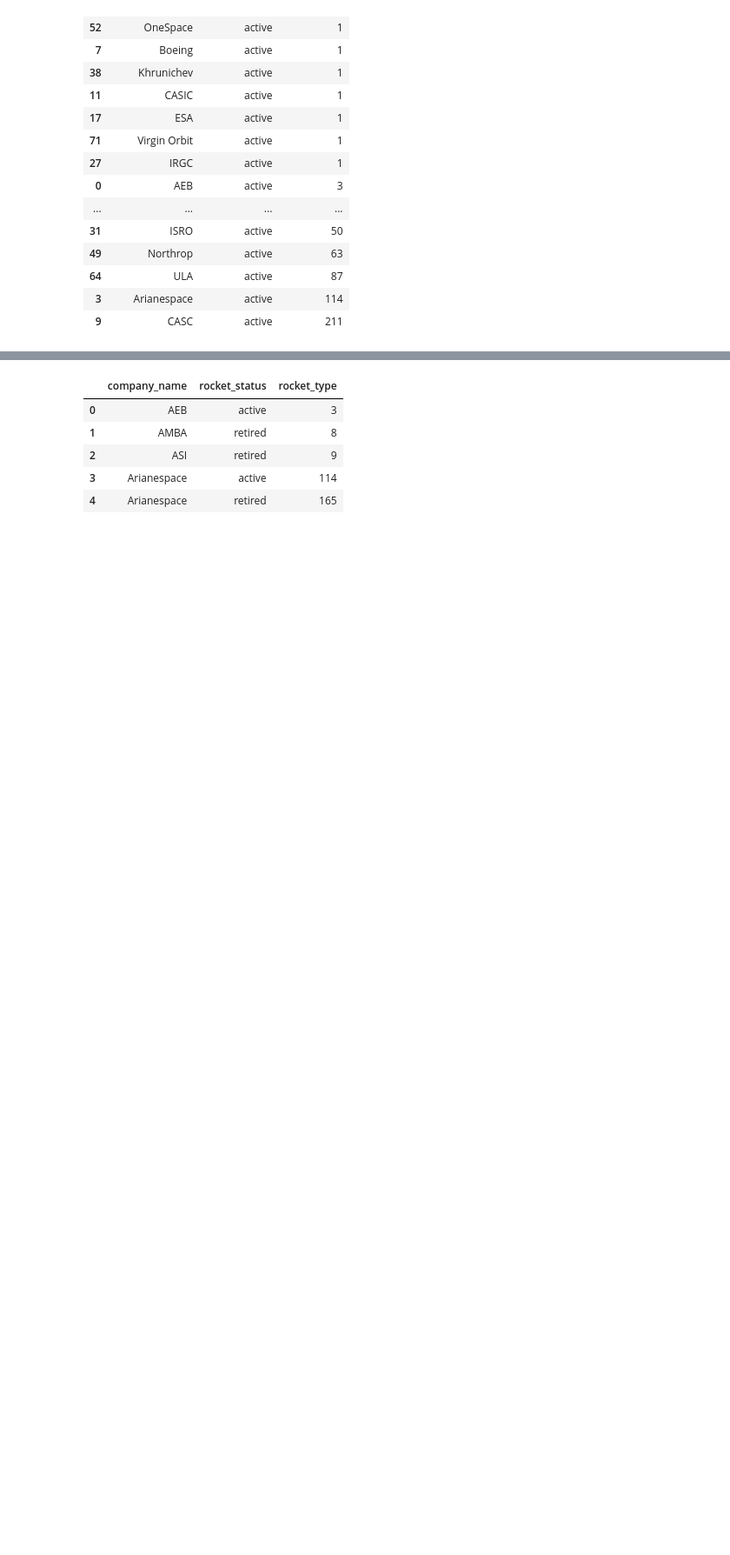
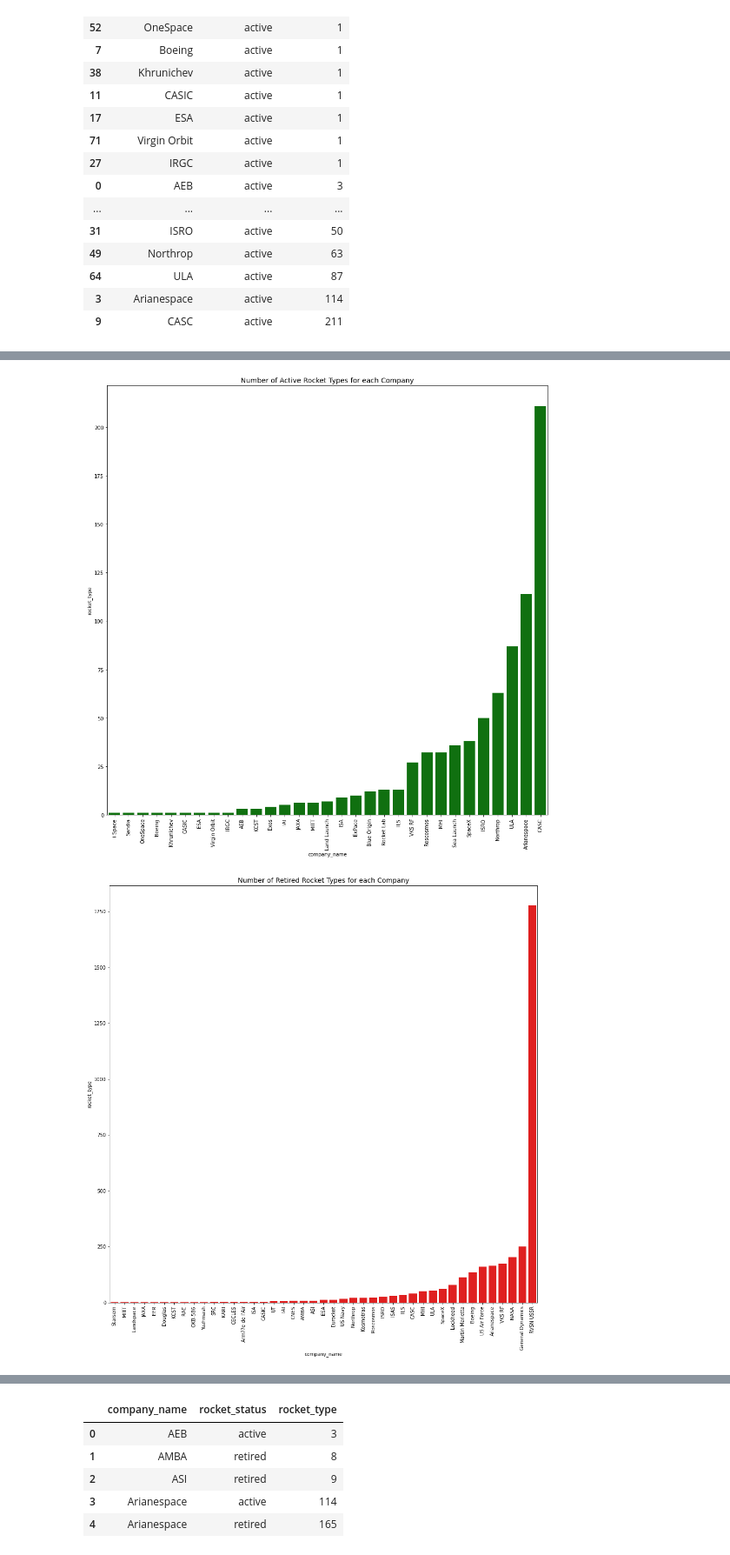
Before and after one commit to dungeons-and-dorks/Final-Frontier, a Jupyter notebook: yvonnes_stuff/notes.ipynb, the cells around one changed output, grey strips where cells are left out. Shown at 87% size. Drawn from its saved outputs; the diff is of its cells as text; code cells hidden in the pictures; blank space fills up the shorter version.

```diff
--- a/yvonnes_stuff/notes.ipynb
+++ b/yvonnes_stuff/notes.ipynb
@@ -454,0 +472,36 @@ active
+# %%
+def plot_rocket_type_and_status_by_company(df):
+    """
+    Takes in the space df and groups data into active and retired
+    return 2 barplots:
+    1. Number of Active Rocket Types for each Company
+    2. Number of Retired Rocket Types for each Company
+    """
+
+    #Group and split the data
+    cmp = df.groupby(["company_name", "rocket_status"]).count()["rocket_type"].reset_index()
+    active = cmp[cmp["rocket_status"] == "active"].sort_values("rocket_type")
+    retired = cmp[cmp["rocket_status"] != "active"].sort_values("rocket_type")
+
+    #Set the figure size for Active barplot
+    plt.figure(figsize=(16,16))
+
+    #Active Barplot
+    chart = sns.barplot(x=active.company_name, y=active.rocket_type, color="green")
+    chart.set_xticklabels(chart.get_xticklabels(), rotation=90)
+    plt.title("Number of Active Rocket Types for each Company", fontsize = 14)
+
+    #Set the figure size for Retired barplot
+    plt.figure(figsize=(16,16))
+
+    #Retired Barplot
+    chart1 = sns.barplot(x=retired.company_name, y=retired.rocket_type, color="red")
+    chart1.set_xticklabels(chart1.get_xticklabels(), rotation=90)
+    plt.title("Number of Retired Rocket Types for each Company", fontsize = 14)
+
+    plt.show()
+# %%
+plot_rocket_type_and_status_by_company(df)
+# %% [output]
+[figure, added]
+[figure, added]
```
Also changed, not shown: parts of 10 cells of this notebook.
